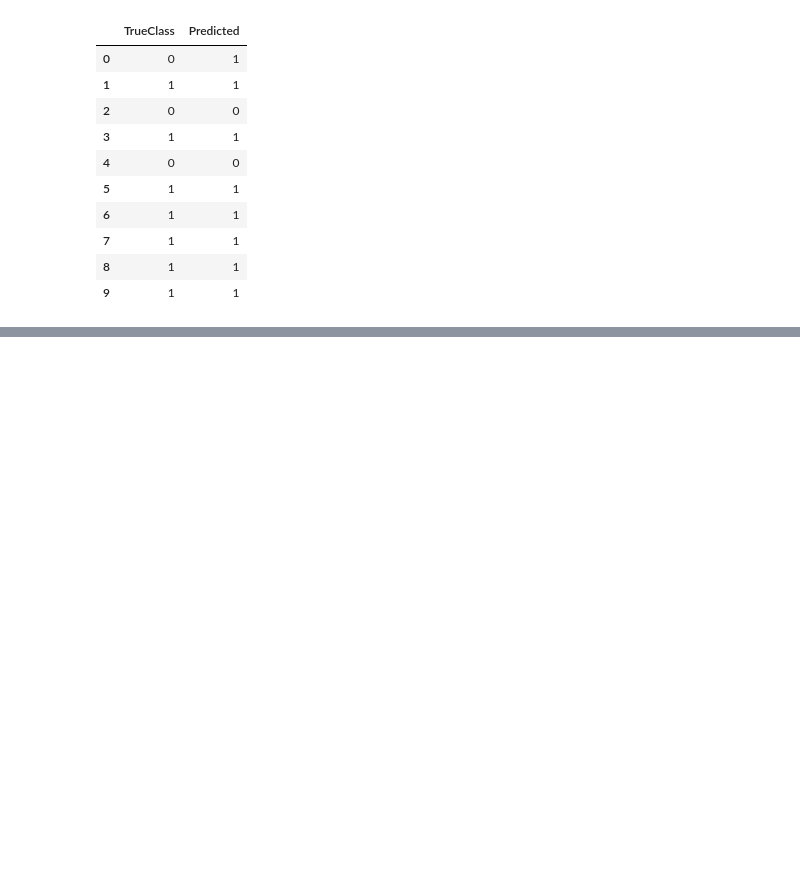
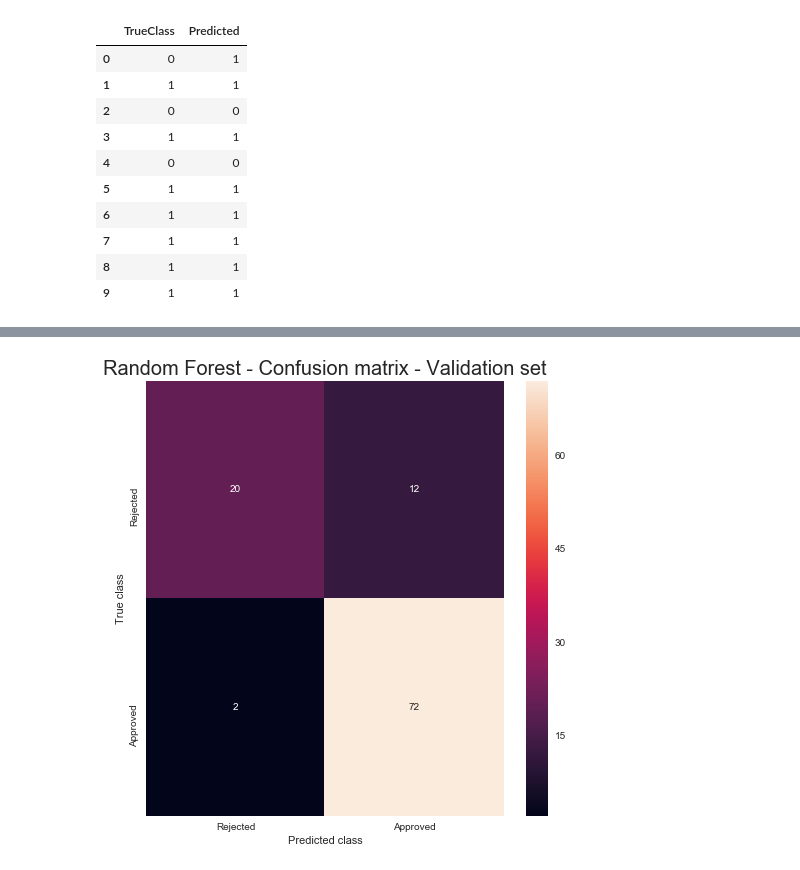
Before and after one commit to lucasthim/loan-prediction, a Jupyter notebook: 03_training_first_models.ipynb, the cells around one changed output, grey strips where cells are left out. Saved outputs shown, nothing was run; the diff lists cells and outputs as text; code cells hidden in the pictures; blank space fills up the shorter version.

```diff
--- a/03_training_first_models.ipynb
+++ b/03_training_first_models.ipynb
@@ -167,0 +139,6 @@ array([[0.18972613, 0.81027387],
+# %%
+rfc = RandomForestClassifier(
+    n_estimators = 100,
+    min_samples_split = 3,
+    random_state = 0)
+rfc.fit(X_train_norm.values,y_train.values.ravel())
@@ -167,0 +153,6 @@ array([[0.18972613, 0.81027387],
+# %%
+df_result = predict(rfc,X_validation_norm,y_validation)
+# %%
+tn, fp, fn, tp = plot_confusion_matrix(df_result,title = 'Random Forest')
+# %% [output]
+[figure, added]
```
Also changed, not shown: parts of 12 cells of this notebook, 2 other files.
